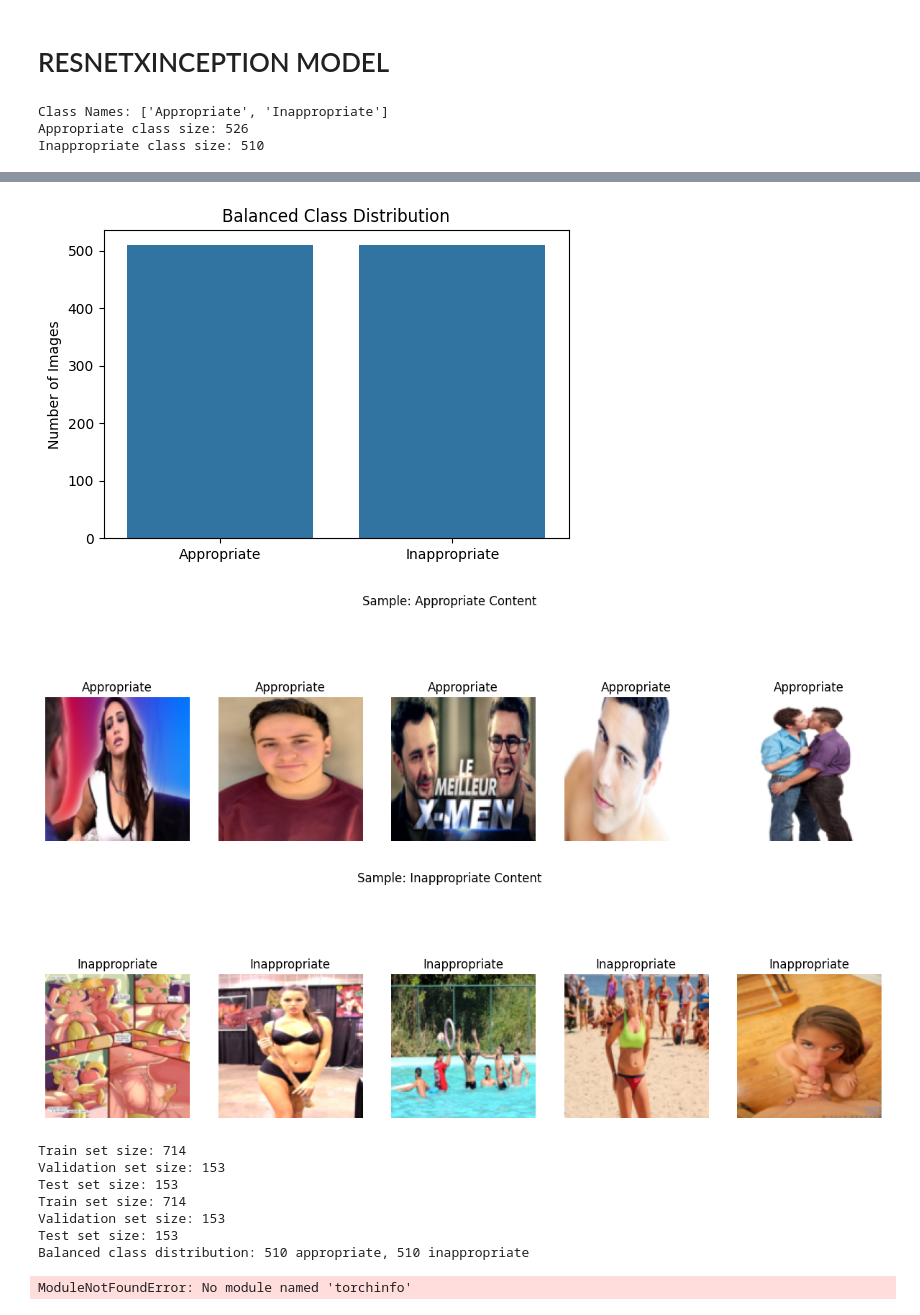
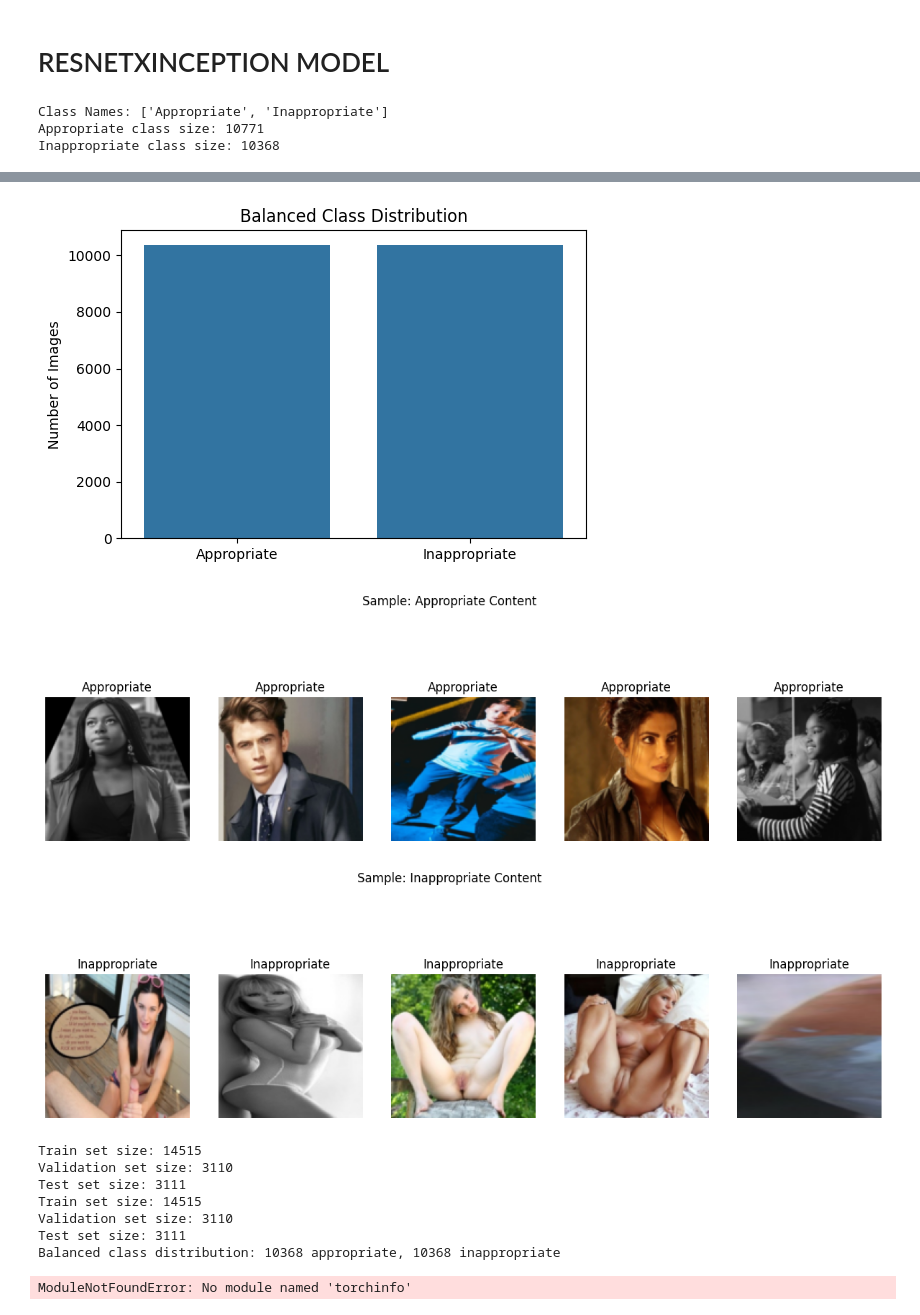
Before and after one commit to AzureSight/thesis_backend, a Jupyter notebook: FinalModels.ipynb, the cells around one changed output, grey strips where cells are left out. Drawn from its saved outputs; the diff is of its cells as text; code cells hidden in the pictures.

```diff
--- a/FinalModels.ipynb
+++ b/FinalModels.ipynb
@@ -26,7 +26,7 @@ from sklearn.utils import shuffle
 
 
 # Dataset path
-dataset_path = "./train"
+dataset_path = "./cropped_full"
 if not os.path.exists(dataset_path):
     raise FileNotFoundError(f"Directory not found: {dataset_path}")
 
@@ -218,5 +218,5 @@ criterion = nn.BCEWithLogitsLoss()  # Use this instead of BCELoss() para may SIG
 optimizer = optim.Adam(model.parameters(), lr=0.001)
 # %% [output]
 Class Names: ['Appropriate', 'Inappropriate']
-Appropriate class size: 526
-Inappropriate class size: 510
+Appropriate class size: 10771
+Inappropriate class size: 10368
@@ -224,13 +224,13 @@ Inappropriate class size: 510
-[figure, old version]
+[figure, new version]
-[figure, old version]
+[figure, new version]
-[figure, old version]
+[figure, new version]
-Train set size: 714
-Validation set size: 153
-Test set size: 153
-Train set size: 714
-Validation set size: 153
-Test set size: 153
-Balanced class distribution: 510 appropriate, 510 inappropriate
+Train set size: 14515
+Validation set size: 3110
+Test set size: 3111
+Train set size: 14515
+Validation set size: 3110
+Test set size: 3111
+Balanced class distribution: 10368 appropriate, 10368 inappropriate
 # %%
 from torchinfo import summary
 from torchvision.models import inception_v3
```
Also changed, not shown: parts of 28 cells of this notebook, 12 other files.
